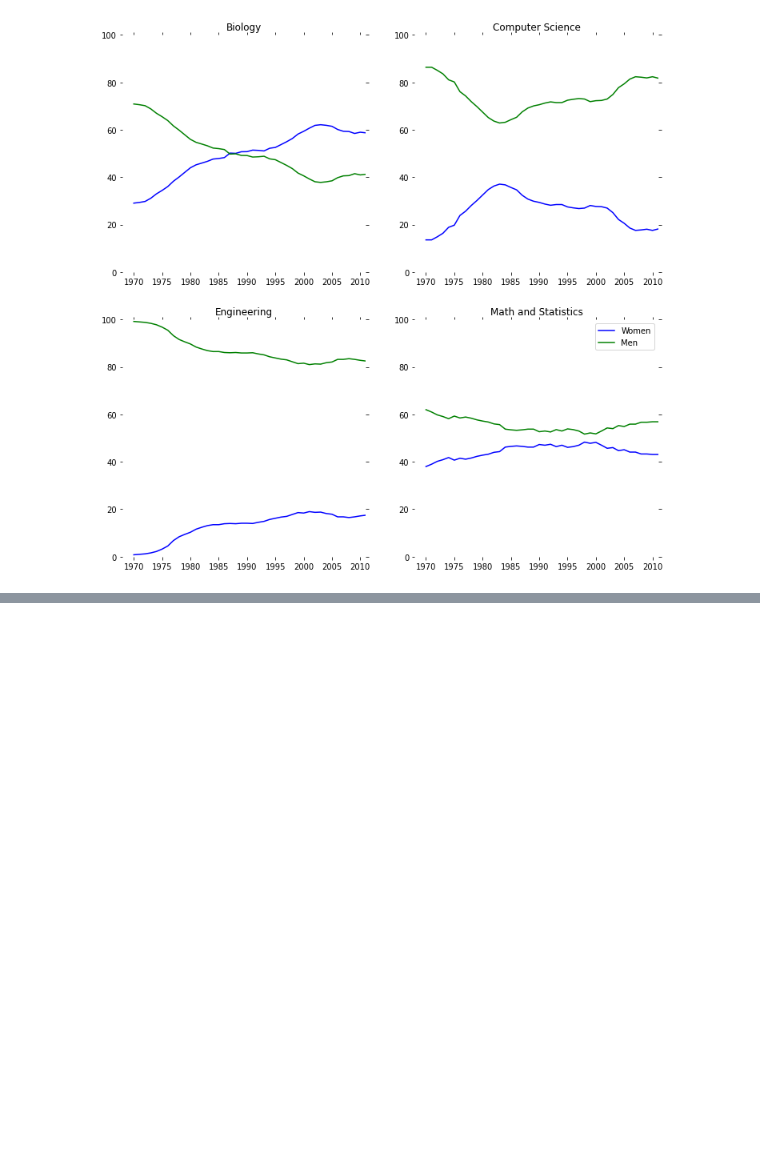
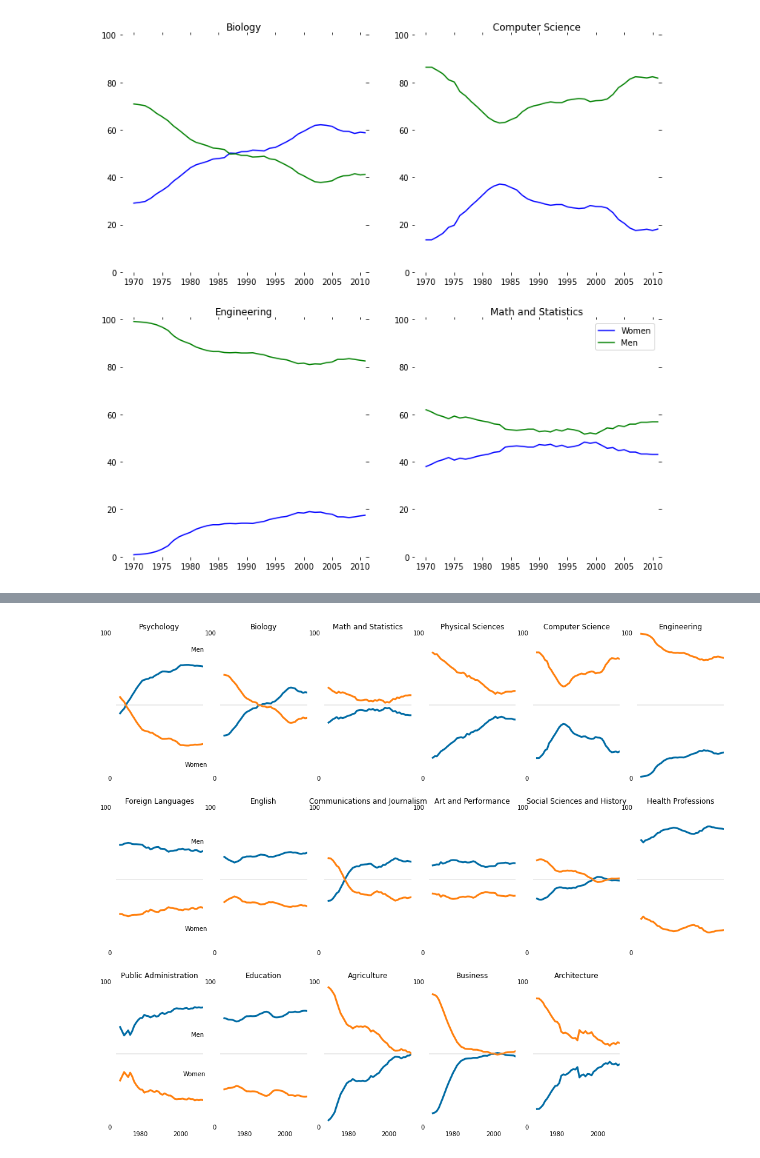
Before and after one commit to gabertooth/DataQuestProjects, a Jupyter notebook: DataQuest Perfecting Visualizations .ipynb, the cells around one changed output, grey strips where cells are left out. Cells and saved outputs as stored; diff of their text form; code cells hidden in the pictures; blank space fills up the shorter version.

```diff
--- a/DataQuest Perfecting Visualizations .ipynb
+++ b/DataQuest Perfecting Visualizations .ipynb
@@ -38,0 +122,49 @@ plt.show()
+# %%
+stem_cats = ['Psychology', 'Biology', 'Math and Statistics', 'Physical Sciences', 'Computer Science', 'Engineering']
+lib_arts_cats = ['Foreign Languages', 'English', 'Communications and Journalism', 'Art and Performance', 'Social Sciences and History']
+other_cats = ['Health Professions', 'Public Administration', 'Education', 'Agriculture','Business', 'Architecture']
+# %%
+master=stem_cats+lib_arts_cats+other_cats
+# %%
+%matplotlib inline
+import pandas as pd
+import matplotlib.pyplot as plt
+
+women_degrees = pd.read_csv('percent-bachelors-degrees-women-usa.csv')
+cb_dark_blue = (0/255,107/255,164/255)
+cb_orange = (255/255, 128/255, 14/255)
+stem_cats = ['Engineering', 'Computer Science', 'Psychology', 'Biology', 'Physical Sciences', 'Math and Statistics']
+
+fig = plt.figure(figsize=(18,15))
+
+for sp in range(0,17):
+    ax = fig.add_subplot(3,6,sp+1)
+    ax.plot(women_degrees['Year'], women_degrees[master[sp]], c=cb_dark_blue, label='Women', linewidth=3)
+    ax.plot(women_degrees['Year'], 100-women_degrees[master[sp]], c=cb_orange, label='Men', linewidth=3)
+    ax.tick_params(bottom="off", top="off", left="off", right="off", labelbottom='off')
+    ax.spines["right"].set_visible(False)
+    ax.spines["left"].set_visible(False)
+    ax.spines["top"].set_visible(False)
+    ax.spines["bottom"].set_visible(False)
+    ax.set_xlim(1968, 2011)
+    ax.set_ylim(0,100)
+    ax.set_title(master[sp])
+    ax.tick_params(bottom=False, top=False, left=False, right=False, labelbottom=False)
+    ax.set_yticks([0,100])
+    ax.axhline(50, c=(171/255, 171/255, 171/255), alpha=0.3)
+    if sp == 0:
+        ax.text(2005, 87, 'Men')
+        ax.text(2002, 8, 'Women')
+    elif sp == 6:
+        ax.text(2005, 75, 'Men')
+        ax.text(2002, 15, 'Women')
+
+    elif sp == 12:
+        ax.text(2005, 62, 'Men')
+        ax.text(2001, 35, 'Women')
+        ax.tick_params(labelbottom=True)
+    elif sp==12 or sp==13 or sp==14 or sp==15 or sp==16:
+        ax.tick_params(labelbottom=True)
+plt.show()
+# %% [output]
+[figure, added]
```
Also changed, not shown: parts of 8 cells of this notebook.
